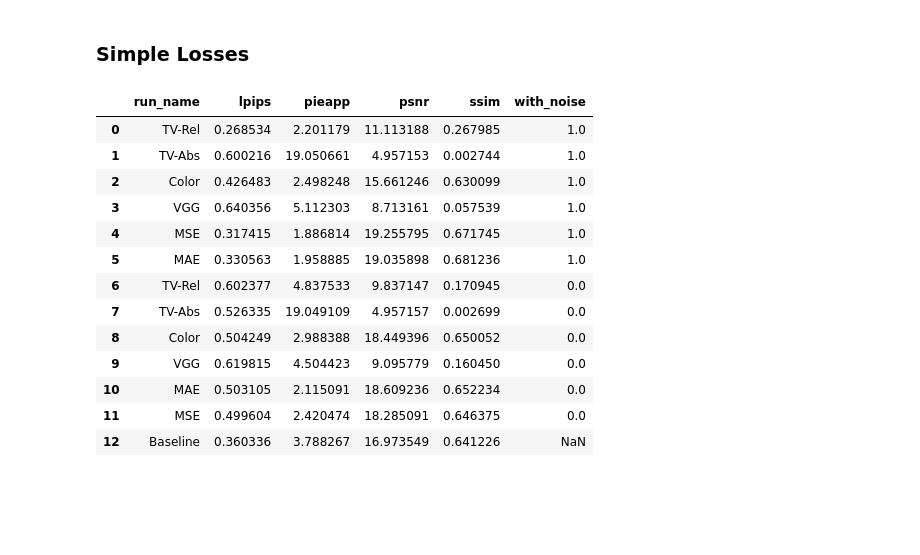
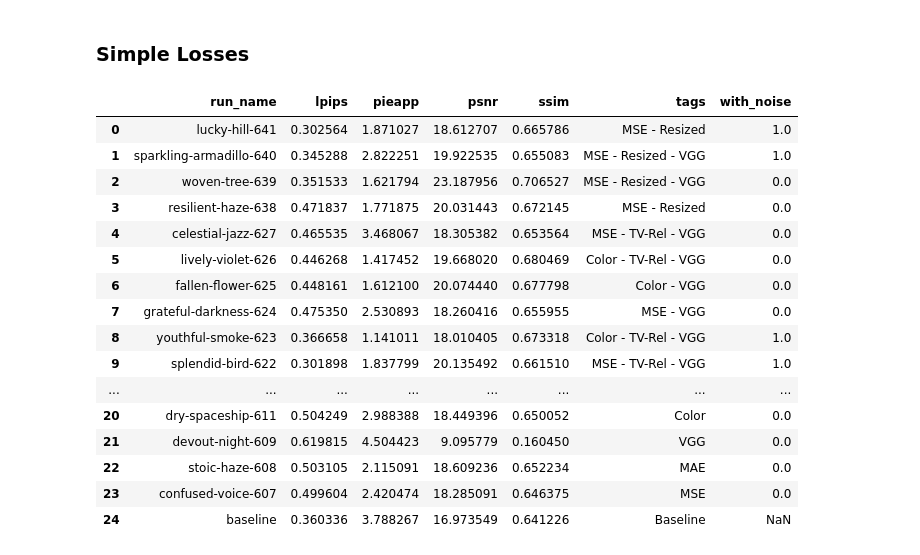
Before and after one commit to mikasenghaas/sillystill, a Jupyter notebook: notebooks/5.0-results.ipynb, the cells around one changed output. Saved outputs shown, nothing was run; the diff lists cells and outputs as text; code cells hidden in the pictures; blank space fills up the shorter version.

Commit message:
feat(res) added results for single image + notebook to load

```diff
--- a/notebooks/5.0-results.ipynb
+++ b/notebooks/5.0-results.ipynb
@@ -68,24 +43,53 @@ def load_results(path, runs):
 ## Experiment 1: Single Image
 
 ---
+# %%
+def load_results(path, runs):
+    data = pd.read_csv(path)
+
+    baselines_cols = ["baseline_lpips", "baseline_psnr", "baseline_ssim", "baseline_pieapp"]
+    baselines = data.iloc[0][baselines_cols].rename(lambda x: x.replace("baseline_", ""), axis=0)
+
+    # Remove baseline cols  + media col
+    data = data.drop(columns=["digitalfilepath", "filmfilepath", "predictedfilepath"])
+    data = data.drop(columns=["baseline_lpips", "baseline_psnr", "baseline_ssim", "baseline_pieapp"])
+
+    # Retrieve other runs from api
+    runs = [run for run in runs if run.name in data["run_name"].unique()]
+
+    tags = [" - ".join(set(run.tags) - set(["Combined"])) for run in runs]
+    with_noise = [run.config["model"]["net"]["with_noise"] for run in runs]
+    data["tags"] = tags
+    data["with_noise"] = with_noise
+
+    # Add baseline
+    idx = len(data)
+    data.loc[idx] = baselines
+    data.loc[idx, "run_name"] = "baseline"
+    data.loc[idx, "tags"] = "Baseline"
+
+    return data
 # %% [markdown]
 ### Simple Losses
 # %%
 # W/o noise
-df = load_results("outputs/single-image-simple.csv", runs)
-df
+single_image = load_results("outputs/single-image.csv", runs)
+single_image
 # %% [output]
-|  | run_name | lpips | pieapp | psnr | ssim | with_noise |
-| 0 | TV-Rel | 0.268534 | 2.201179 | 11.113188 | 0.267985 | 1.0 |
-| 1 | TV-Abs | 0.600216 | 19.050661 | 4.957153 | 0.002744 | 1.0 |
-| 2 | Color | 0.426483 | 2.498248 | 15.661246 | 0.630099 | 1.0 |
-| 3 | VGG | 0.640356 | 5.112303 | 8.713161 | 0.057539 | 1.0 |
-| 4 | MSE | 0.317415 | 1.886814 | 19.255795 | 0.671745 | 1.0 |
-| 5 | MAE | 0.330563 | 1.958885 | 19.035898 | 0.681236 | 1.0 |
-| 6 | TV-Rel | 0.602377 | 4.837533 | 9.837147 | 0.170945 | 0.0 |
-| 7 | TV-Abs | 0.526335 | 19.049109 | 4.957157 | 0.002699 | 0.0 |
-| 8 | Color | 0.504249 | 2.988388 | 18.449396 | 0.650052 | 0.0 |
-| 9 | VGG | 0.619815 | 4.504423 | 9.095779 | 0.160450 | 0.0 |
-| 10 | MAE | 0.503105 | 2.115091 | 18.609236 | 0.652234 | 0.0 |
-| 11 | MSE | 0.499604 | 2.420474 | 18.285091 | 0.646375 | 0.0 |
-| 12 | Baseline | 0.360336 | 3.788267 | 16.973549 | 0.641226 | NaN |
+|  | run_name | lpips | pieapp | psnr | ssim | tags | with_noise |
+| 0 | lucky-hill-641 | 0.302564 | 1.871027 | 18.612707 | 0.665786 | MSE - Resized | 1.0 |
+| 1 | sparkling-armadillo-640 | 0.345288 | 2.822251 | 19.922535 | 0.655083 | MSE - Resized - VGG | 1.0 |
+| 2 | woven-tree-639 | 0.351533 | 1.621794 | 23.187956 | 0.706527 | MSE - Resized - VGG | 0.0 |
+| 3 | resilient-haze-638 | 0.471837 | 1.771875 | 20.031443 | 0.672145 | MSE - Resized | 0.0 |
+| 4 | celestial-jazz-627 | 0.465535 | 3.468067 | 18.305382 | 0.653564 | MSE - TV-Rel - VGG | 0.0 |
+| 5 | lively-violet-626 | 0.446268 | 1.417452 | 19.668020 | 0.680469 | Color - TV-Rel - VGG | 0.0 |
+| 6 | fallen-flower-625 | 0.448161 | 1.612100 | 20.074440 | 0.677798 | Color - VGG | 0.0 |
+| 7 | grateful-darkness-624 | 0.475350 | 2.530893 | 18.260416 | 0.655955 | MSE - VGG | 0.0 |
+| 8 | youthful-smoke-623 | 0.366658 | 1.141011 | 18.010405 | 0.673318 | Color - TV-Rel - VGG | 1.0 |
+| 9 | splendid-bird-622 | 0.301898 | 1.837799 | 20.135492 | 0.661510 | MSE - TV-Rel - VGG | 1.0 |
+| ... | ... | ... | ... | ... | ... | ... | ... |
+| 20 | dry-spaceship-611 | 0.504249 | 2.988388 | 18.449396 | 0.650052 | Color | 0.0 |
+| 21 | devout-night-609 | 0.619815 | 4.504423 | 9.095779 | 0.160450 | VGG | 0.0 |
+| 22 | stoic-haze-608 | 0.503105 | 2.115091 | 18.609236 | 0.652234 | MAE | 0.0 |
+| 23 | confused-voice-607 | 0.499604 | 2.420474 | 18.285091 | 0.646375 | MSE | 0.0 |
+| 24 | baseline | 0.360336 | 3.788267 | 16.973549 | 0.641226 | Baseline | NaN |
```
Also changed, not shown: parts of 14 cells of this notebook, 4 other files.
